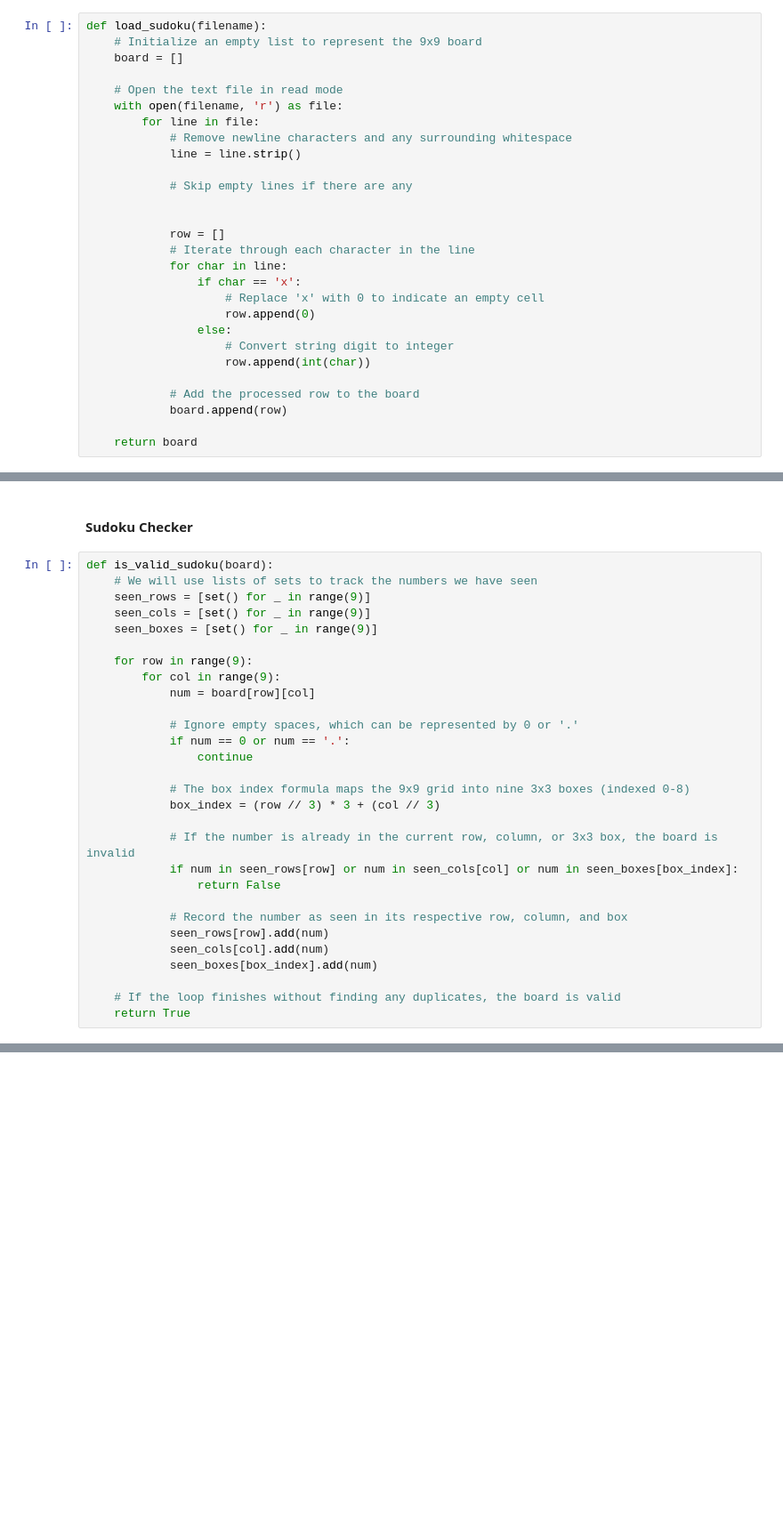
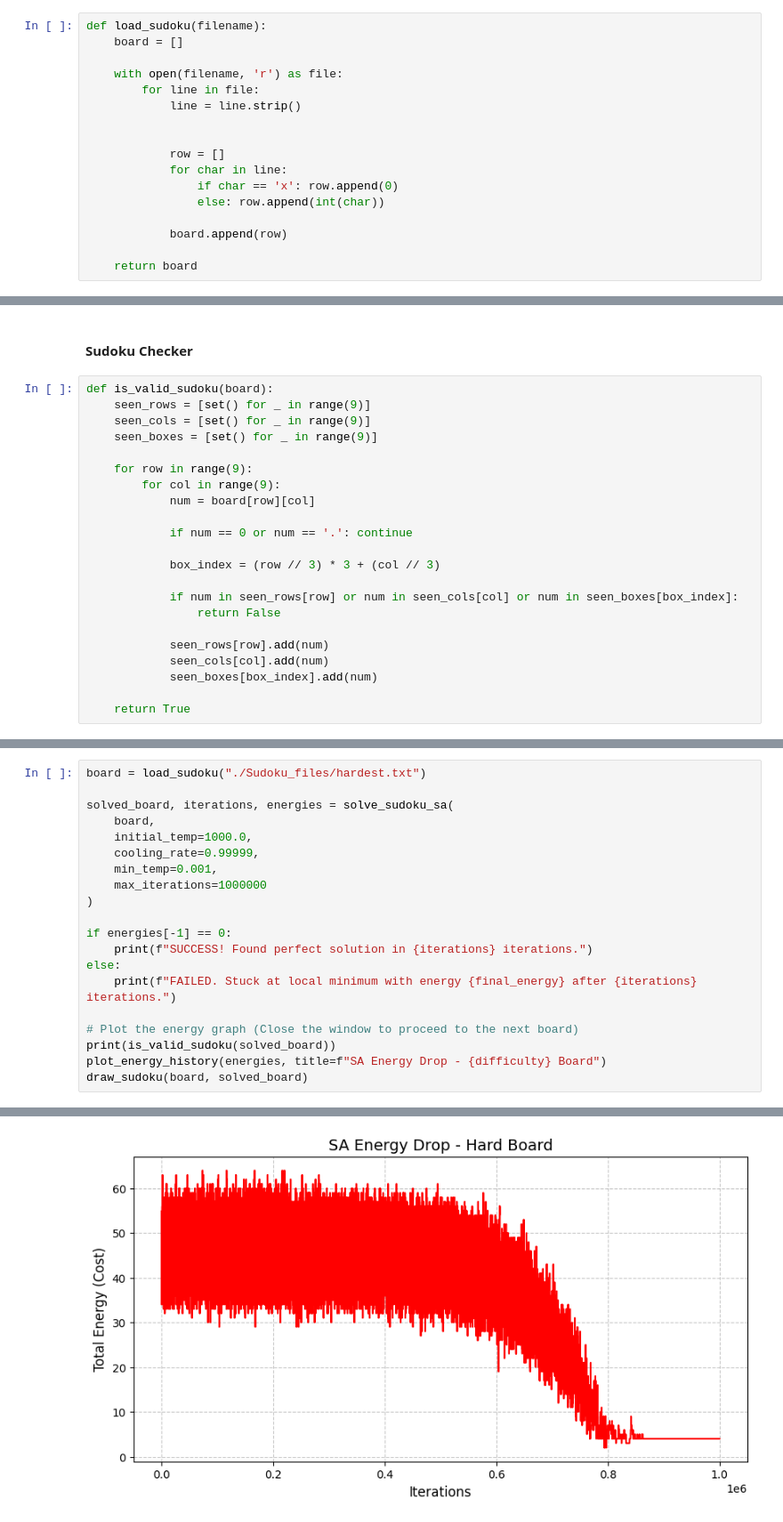
Before and after one commit to typsoo/MOWNIT, a Jupyter notebook: LAB4/Sudoku/sudoku.ipynb, the cells around one changed output, grey strips where cells are left out. Shown at 89% size. Saved outputs shown, nothing was run; the diff lists cells and outputs as text; blank space fills up the shorter version.

```diff
--- a/LAB4/Sudoku/sudoku.ipynb
+++ b/LAB4/Sudoku/sudoku.ipynb
@@ -2,29 +7,18 @@
 <h4>Funkcja do wczytywania</h4>
 # %%
 def load_sudoku(filename):
-    # Initialize an empty list to represent the 9x9 board
     board = []
 
-    # Open the text file in read mode
     with open(filename, 'r') as file:
         for line in file:
-            # Remove newline characters and any surrounding whitespace
             line = line.strip()
-
-            # Skip empty lines if there are any
 
 
             row = []
-            # Iterate through each character in the line
             for char in line:
-                if char == 'x':
-                    # Replace 'x' with 0 to indicate an empty cell
-                    row.append(0)
-                else:
-                    # Convert string digit to integer
-                    row.append(int(char))
+                if char == 'x': row.append(0)
+                else: row.append(int(char))
 
-            # Add the processed row to the board
             board.append(row)
 
     return board
@@ -305,7 +214,6 @@ def solve_sudoku_sa(board, initial_temp, cooling_rate, min_temp, max_iterations)
 <h4>Sudoku Checker</h4>
 # %%
 def is_valid_sudoku(board):
-    # We will use lists of sets to track the numbers we have seen
     seen_rows = [set() for _ in range(9)]
     seen_cols = [set() for _ in range(9)]
     seen_boxes = [set() for _ in range(9)]
@@ -314,22 +222,16 @@ def is_valid_sudoku(board):
         for col in range(9):
             num = board[row][col]
 
-            # Ignore empty spaces, which can be represented by 0 or '.'
-            if num == 0 or num == '.':
-                continue
+            if num == 0 or num == '.': continue
 
-            # The box index formula maps the 9x9 grid into nine 3x3 boxes (indexed 0-8)
             box_index = (row // 3) * 3 + (col // 3)
 
-            # If the number is already in the current row, column, or 3x3 box, the board is invalid
             if num in seen_rows[row] or num in seen_cols[col] or num in seen_boxes[box_index]:
                 return False
 
-            # Record the number as seen in its respective row, column, and box
             seen_rows[row].add(num)
             seen_cols[col].add(num)
             seen_boxes[box_index].add(num)
 
-    # If the loop finishes without finding any duplicates, the board is valid
     return True
 # %%
@@ -445,0 +344,21 @@ FAILED. Stuck at local minimum with energy 2 after 27625 iterations.
+# %%
+board = load_sudoku("./Sudoku_files/hardest.txt")
+
+solved_board, iterations, energies = solve_sudoku_sa(
+    board,
+    initial_temp=1000.0,
+    cooling_rate=0.99999,
+    min_temp=0.001,
+    max_iterations=1000000
+)
+
+if energies[-1] == 0:
+    print(f"SUCCESS! Found perfect solution in {iterations} iterations.")
+else:
+    print(f"FAILED. Stuck at local minimum with energy {final_energy} after {iterations} iterations.")
+
+# Plot the energy graph (Close the window to proceed to the next board)
+print(is_valid_sudoku(solved_board))
+plot_energy_history(energies, title=f"SA Energy Drop - {difficulty} Board")
+draw_sudoku(board, solved_board)
+# %% [output]
@@ -445,0 +367 @@ FAILED. Stuck at local minimum with energy 2 after 27625 iterations.
+[figure, added]
```
Also changed, not shown: parts of 9 cells of this notebook, 16 other files.
